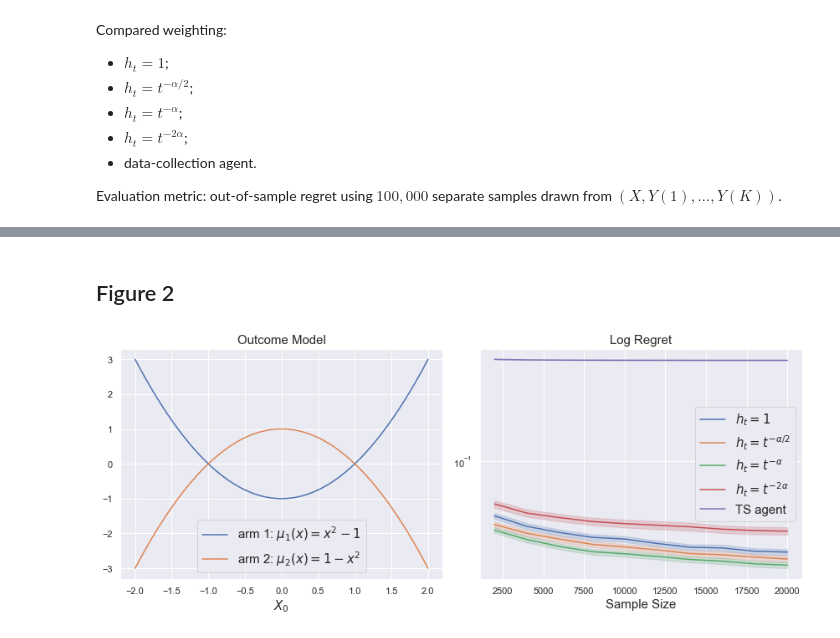
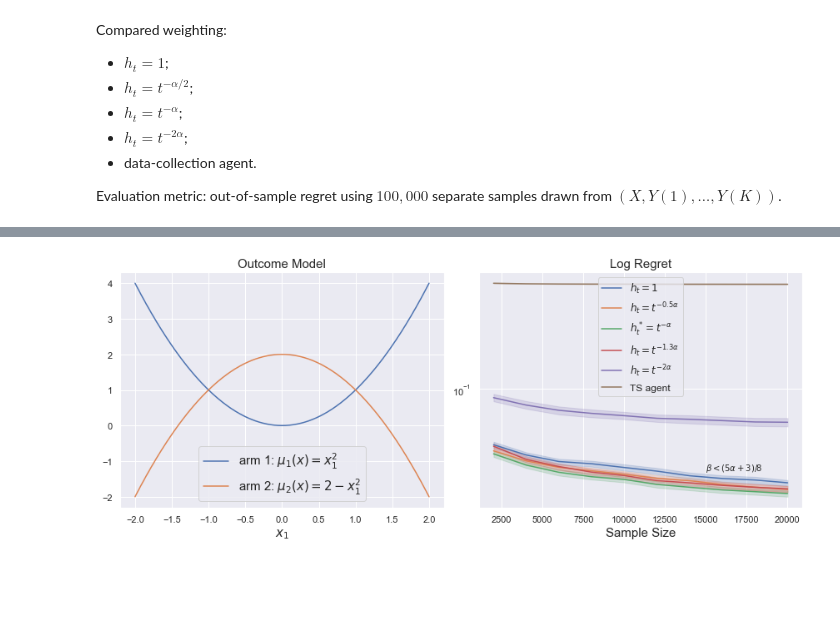
Before and after one commit to gsbDBI/PolicyLearning, a Jupyter notebook: scripts/plots_synthetic.ipynb, the cells around one changed output, grey strips where cells are left out. Drawn from its saved outputs; the diff is of its cells as text; code cells hidden in the pictures; blank space fills up the shorter version.

```diff
--- a/scripts/plots_synthetic.ipynb
+++ b/scripts/plots_synthetic.ipynb
@@ -38,4 +37,4 @@ def read_files(file_name):
         results.extend(r)
     return np.array(results)
 # %%
-results = read_files('results/synthetic_*.npy')
+results = read_files('results/synthetic-v2_lfo/synthetic-v2_lfo_*.npy')
@@ -60,11 +86,16 @@ B = df['B'].unique()[0]
 # %%
 def plot_log_regret(ax):
-    g = sns.lineplot(x='T', y='regret', hue='method',
-                     hue_order=['uniform', r'$t^{-\alpha/2}$',  r'$t^{-\alpha}$',
+    hue_order = ['uniform', r'$t^{-\alpha/2}$',  r'$t^{-\alpha}$',
+                                 r'$t^{-1.3\alpha}$',
+                                #r'$t^{-1.4\alpha}$',
+                                #r'$t^{-1.5\alpha}$',
+                             #   r'$t^{-1.8\alpha}$',
                              r'$t^{-2\alpha}$',
                              'TS agent',
-                            ],
-                     data=df,
+                            ]
+    g = sns.lineplot(x='T', y='regret', hue='method',
+                     hue_order=hue_order,
+                     data=df.query(f"method in {hue_order}"),
                      ax=ax,
                     )
 
@@ -72,28 +103,37 @@ def plot_log_regret(ax):
     ax.set_ylabel('')
     ax.set_title('Log Regret', fontsize=15)
     ax.set_yscale('log')
-    ax.legend([r'$h_t=1$', r'$h_t=t^{-\alpha/2}$', r'$h_t=t^{-\alpha}$',
-        r'$h_t=t^{-2\alpha}$','TS agent'], ncol=1,fontsize=15)
+    handles, labels = ax.get_legend_handles_labels()
+    labels_modifier = [r'$h_t=1$', r'$h_t=t^{-0.5\alpha}$', r'$h^*_t=t^{-\alpha}$',
+                       r'$h_t=t^{-1.3\alpha}$',# r'$h_t=t^{-(\alpha+1)/2}$',
+                       r'$h_t=t^{-2\alpha}$',
+                       'TS agent'
+                      ]
+    ax.legend( handles=handles, labels=labels_modifier, ncol=1,fontsize=12)
+    #print(ax.get_legend_handles_labels())
+
+    #plt.savefig('synthetic.pdf',bbox_inches='tight')
 # %%
-def plot_outcome_model(ax):
-    xs = np.linspace(-B, B, 1000)
+
+def plot_outcome_model(ax, bias=0):
+    xs = np.linspace(-2, 2, 1000)
     id_1 = xs < -1
     id_2 = (xs > -1) & (xs < 1)
     id_3 = xs > 1
 
-    ax.plot(xs, xs ** 2 - 1, label=r'arm 1: $\mu_1(x)=x^2-1$')
-    ax.plot(xs, 1 - xs ** 2, label=r'arm 2: $\mu_2(x)=1 -x^2$')
+    ax.plot(xs, xs ** 2 - 1 + bias, label=r'arm 1: $\mu_1(x)=x_1^2$')
+    ax.plot(xs, 1 - xs ** 2 + bias, label=r'arm 2: $\mu_2(x)=2 -x_1^2$')
     ax.set_title('Outcome Model', fontsize=15)
-    ax.set_xlabel(r'$X_0$', fontsize=15)
+    ax.set_xlabel(r'$x_1$', fontsize=15)
     ax.legend(fontsize=15)
+    #plt.savefig('synthetic_data.pdf',bbox_inches='tight')
-# %% [markdown]
-## Figure 2
 # %%
 sns.set()
 fig, ax = plt.subplots(nrows=1, ncols=2, figsize=(12,5))
-plot_outcome_model(ax[0])
+plot_outcome_model(ax[0], bias=1)
 plot_log_regret(ax[1])
+ax[1].text(15000,0.023, r"$\beta<(5\alpha+3)/8$")
 plt.tight_layout()
-plt.savefig('synthetic.pdf', bbox_inches='tight')
+plt.savefig('synthetic_v2.pdf', bbox_inches="tight")
 # %% [output]
-[figure, old version]
+[figure, new version]
```
Also changed, not shown: parts of 5 cells of this notebook, 2 other files.
